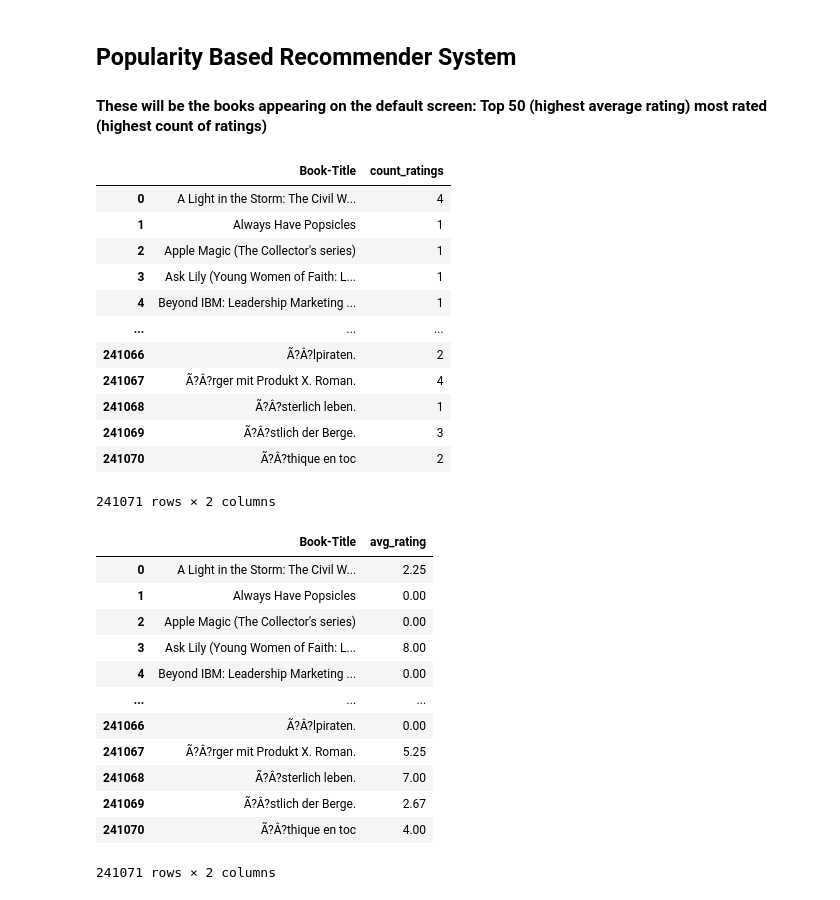
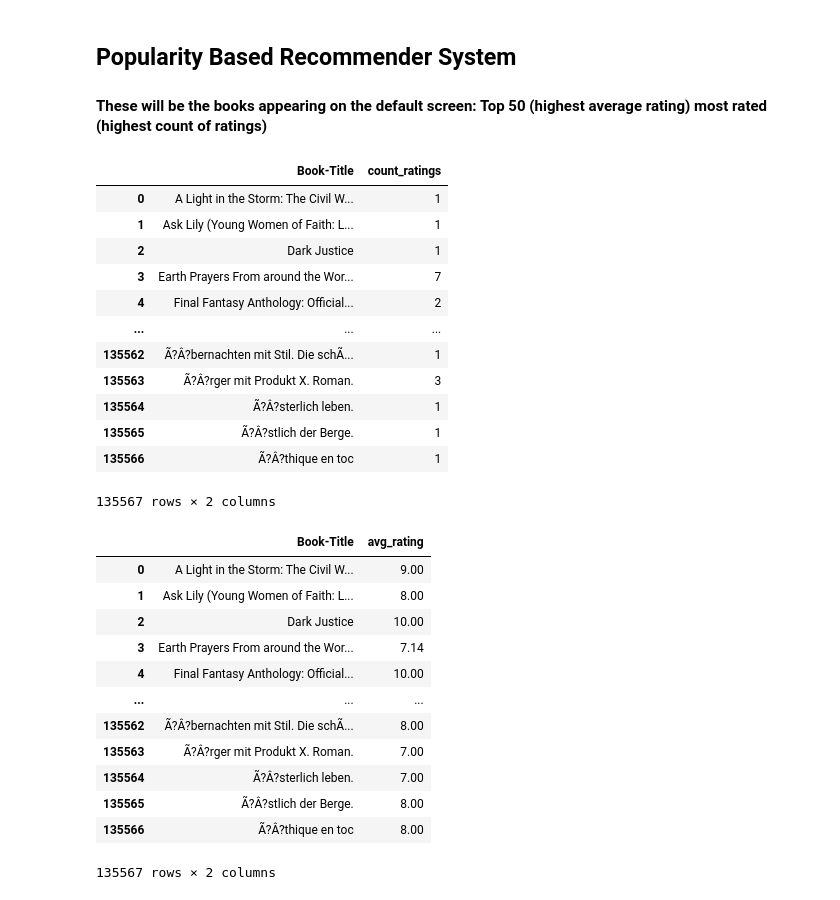
Before and after one commit to nehasharma2513/Books-Recommendation-System, a Jupyter notebook: book-recommender-system-Neha.ipynb, the cells around one changed output. Drawn from its saved outputs; the diff is of its cells as text; code cells hidden in the pictures.

Commit message:
Added notebook for non zero ratings

```diff
--- a/book-recommender-system-Neha.ipynb
+++ b/book-recommender-system-Neha.ipynb
@@ -105,43 +105,45 @@ users.duplicated().sum()
 #### These will be the books appearing on the default screen: Top 50 (highest average rating) most rated (highest count of ratings)
 # %%
 ratings_with_name = ratings.merge(books,on='ISBN')
+# %%
+ratings_with_name_non_zero = ratings_with_name[ratings_with_name['Book-Rating'] > 0]
 # %%
-num_rating_df = ratings_with_name.groupby('Book-Title').count()['Book-Rating'].reset_index()
+num_rating_df = ratings_with_name_non_zero.groupby('Book-Title').count()['Book-Rating'].reset_index()
 num_rating_df.rename(columns={'Book-Rating':'count_ratings'},inplace=True)
 num_rating_df
 # %% [output]
 |  | Book-Title | count_ratings |
-| 0 | A Light in the Storm: The Civil W... | 4 |
-| 1 | Always Have Popsicles | 1 |
-| 2 | Apple Magic (The Collector's series) | 1 |
-| 3 | Ask Lily (Young Women of Faith: L... | 1 |
-| 4 | Beyond IBM: Leadership Marketing ... | 1 |
+| 0 | A Light in the Storm: The Civil W... | 1 |
+| 1 | Ask Lily (Young Women of Faith: L... | 1 |
+| 2 | Dark Justice | 1 |
+| 3 | Earth Prayers From around the Wor... | 7 |
+| 4 | Final Fantasy Anthology: Official... | 2 |
 | ... | ... | ... |
-| 241066 | Ã?Â?lpiraten. | 2 |
-| 241067 | Ã?Â?rger mit Produkt X. Roman. | 4 |
-| 241068 | Ã?Â?sterlich leben. | 1 |
-| 241069 | Ã?Â?stlich der Berge. | 3 |
-| 241070 | Ã?Â?thique en toc | 2 |
+| 135562 | Ã?Â?bernachten mit Stil. Die schÃ... | 1 |
+| 135563 | Ã?Â?rger mit Produkt X. Roman. | 3 |
+| 135564 | Ã?Â?sterlich leben. | 1 |
+| 135565 | Ã?Â?stlich der Berge. | 1 |
+| 135566 | Ã?Â?thique en toc | 1 |
-241071 rows × 2 columns
+135567 rows × 2 columns
 # %%
-avg_rating_df = ratings_with_name.groupby('Book-Title').mean()['Book-Rating'].reset_index()
+avg_rating_df = ratings_with_name_non_zero.groupby('Book-Title').mean()['Book-Rating'].reset_index()
 avg_rating_df.rename(columns={'Book-Rating':'avg_rating'},inplace=True)
 avg_rating_df['avg_rating']=round(avg_rating_df['avg_rating'],2)
 avg_rating_df
 # %% [output]
 |  | Book-Title | avg_rating |
-| 0 | A Light in the Storm: The Civil W... | 2.25 |
-| 1 | Always Have Popsicles | 0.00 |
-| 2 | Apple Magic (The Collector's series) | 0.00 |
-| 3 | Ask Lily (Young Women of Faith: L... | 8.00 |
-| 4 | Beyond IBM: Leadership Marketing ... | 0.00 |
+| 0 | A Light in the Storm: The Civil W... | 9.00 |
+| 1 | Ask Lily (Young Women of Faith: L... | 8.00 |
+| 2 | Dark Justice | 10.00 |
+| 3 | Earth Prayers From around the Wor... | 7.14 |
+| 4 | Final Fantasy Anthology: Official... | 10.00 |
 | ... | ... | ... |
-| 241066 | Ã?Â?lpiraten. | 0.00 |
-| 241067 | Ã?Â?rger mit Produkt X. Roman. | 5.25 |
-| 241068 | Ã?Â?sterlich leben. | 7.00 |
-| 241069 | Ã?Â?stlich der Berge. | 2.67 |
-| 241070 | Ã?Â?thique en toc | 4.00 |
+| 135562 | Ã?Â?bernachten mit Stil. Die schÃ... | 8.00 |
+| 135563 | Ã?Â?rger mit Produkt X. Roman. | 7.00 |
+| 135564 | Ã?Â?sterlich leben. | 7.00 |
+| 135565 | Ã?Â?stlich der Berge. | 8.00 |
+| 135566 | Ã?Â?thique en toc | 8.00 |
-241071 rows × 2 columns
+135567 rows × 2 columns
 # %%
 popularity_df = num_rating_df.merge(avg_rating_df,on='Book-Title')
 popularity_df
```
Also changed, not shown: parts of 9 cells of this notebook, 4 other files.
